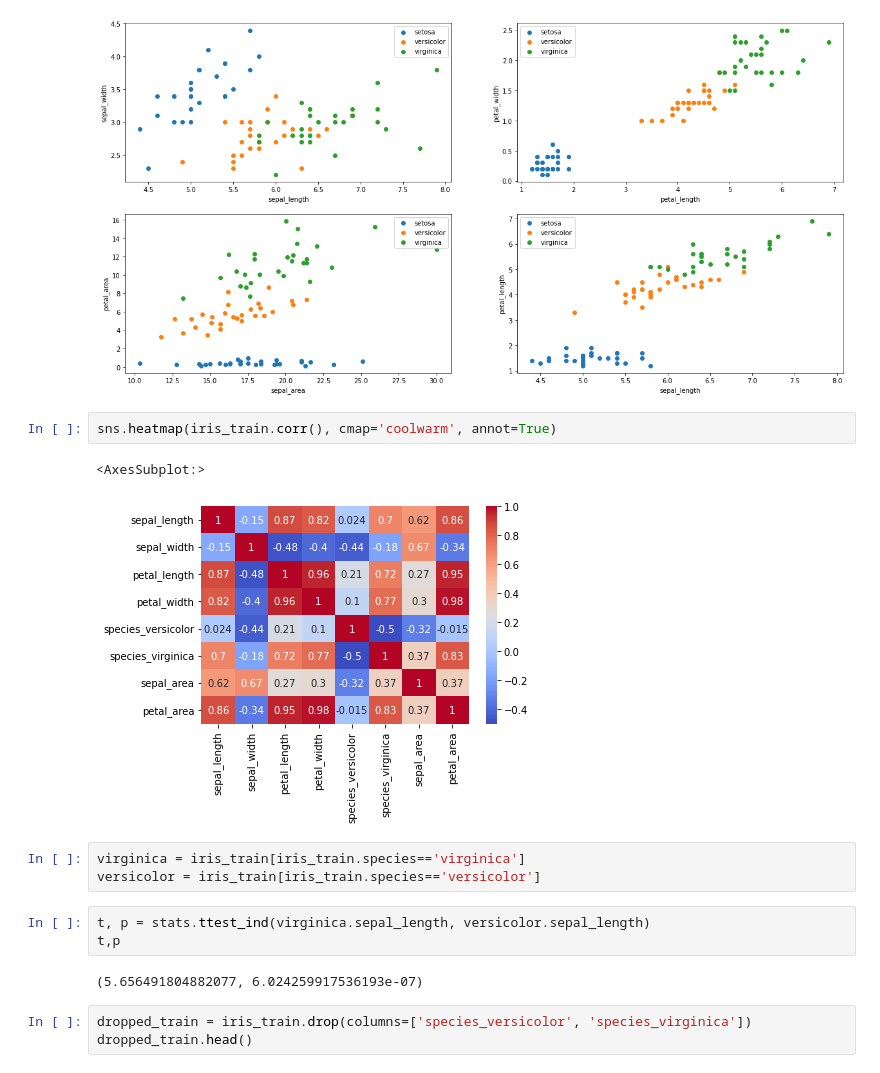
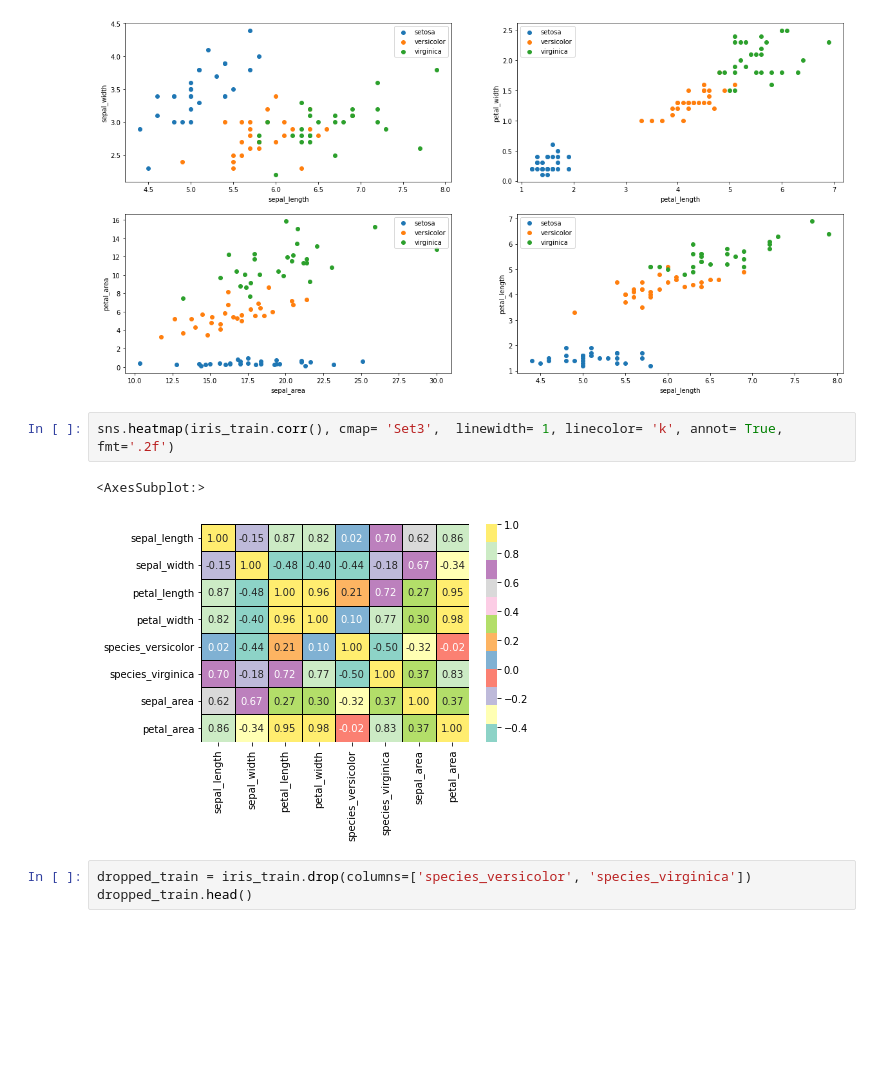
Before and after one commit to Olivert75/classification-exercises, a Jupyter notebook: classification_exercises.ipynb, the cells around one changed output. Drawn from its saved outputs; the diff is of its cells as text; blank space fills up the shorter version.

```diff
--- a/classification_exercises.ipynb
+++ b/classification_exercises.ipynb
@@ -878,18 +878,10 @@ plt.show()
 # %% [output]
 [figure]
 # %%
-sns.heatmap(iris_train.corr(), cmap='coolwarm', annot=True)
+sns.heatmap(iris_train.corr(), cmap= 'Set3',  linewidth= 1, linecolor= 'k', annot= True, fmt='.2f')
 # %% [output]
 <AxesSubplot:>
-[figure, old version]
+[figure, new version]
-# %%
-virginica = iris_train[iris_train.species=='virginica']
-versicolor = iris_train[iris_train.species=='versicolor']
-# %%
-t, p = stats.ttest_ind(virginica.sepal_length, versicolor.sepal_length)
-t,p
-# %% [output]
-(5.656491804882077, 6.024259917536193e-07)
 # %%
 dropped_train = iris_train.drop(columns=['species_versicolor', 'species_virginica'])
 dropped_train.head()
```
Also changed, not shown: parts of 10 cells of this notebook.
